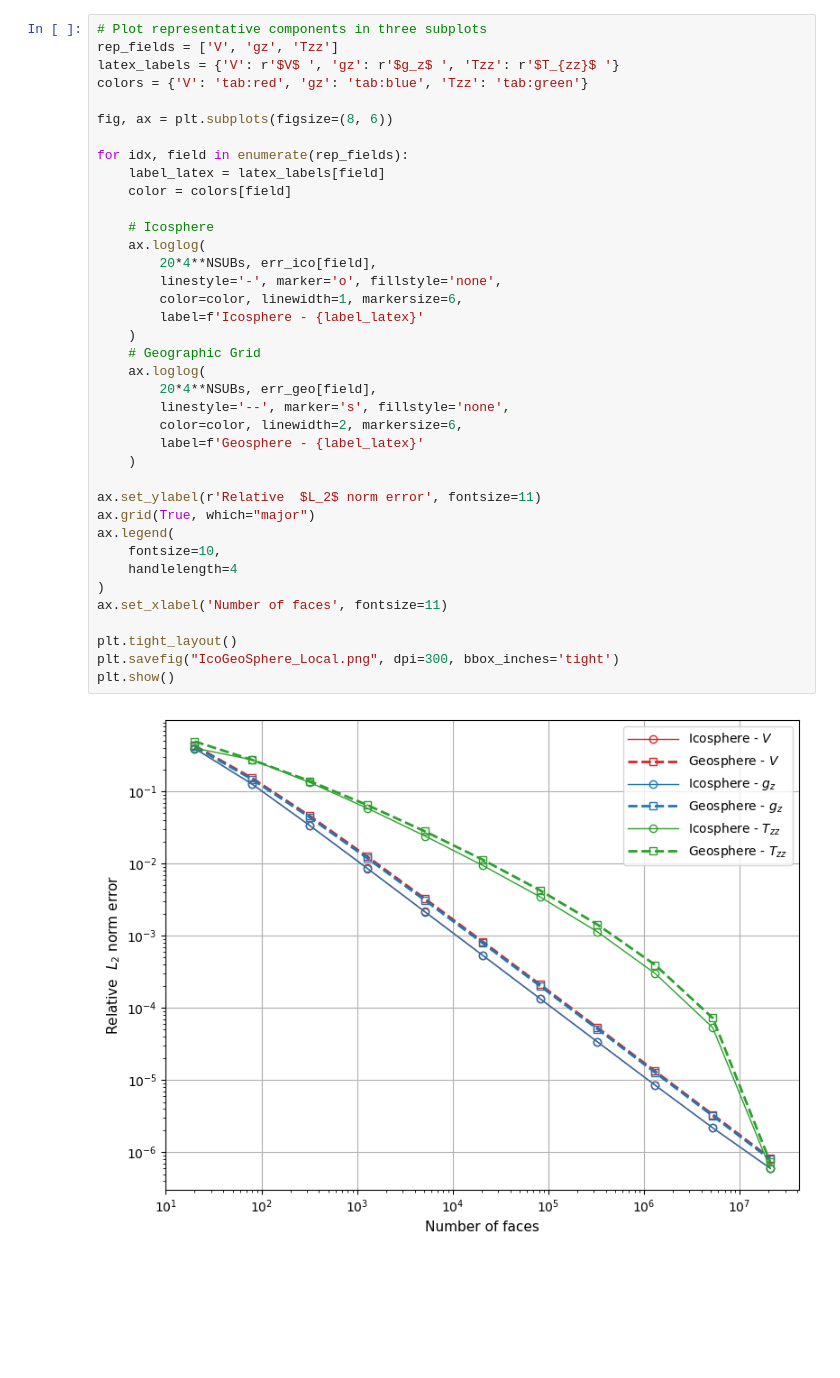
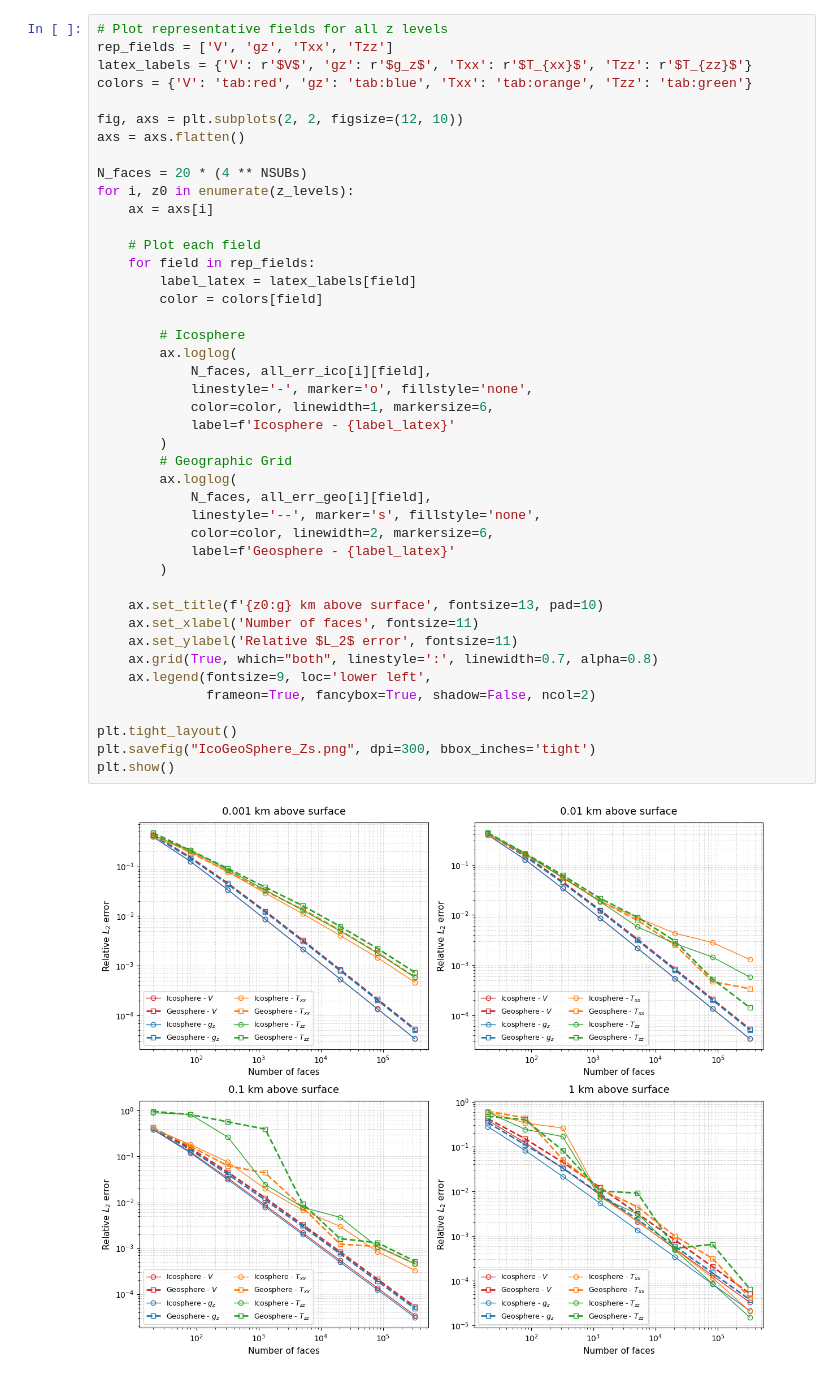
Before and after one commit to LeyuanWu/VecWerSch, a Jupyter notebook: ex_IcoGeoSphere_Local.ipynb, the cells around one changed output. Cells and saved outputs as stored; diff of their text form; blank space fills up the shorter version.

```diff
--- a/ex_IcoGeoSphere_Local.ipynb
+++ b/ex_IcoGeoSphere_Local.ipynb
@@ -135,40 +175,45 @@ GP in m^2/s^2, GV in mGal, GGT in Eotvos
 # %%
-# Plot representative components in three subplots
-rep_fields = ['V', 'gz', 'Tzz']
-latex_labels = {'V': r'$V$ ', 'gz': r'$g_z$ ', 'Tzz': r'$T_{zz}$ '}
-colors = {'V': 'tab:red', 'gz': 'tab:blue', 'Tzz': 'tab:green'}
+# Plot representative fields for all z levels
+rep_fields = ['V', 'gz', 'Txx', 'Tzz']
+latex_labels = {'V': r'$V$', 'gz': r'$g_z$', 'Txx': r'$T_{xx}$', 'Tzz': r'$T_{zz}$'}
+colors = {'V': 'tab:red', 'gz': 'tab:blue', 'Txx': 'tab:orange', 'Tzz': 'tab:green'}
 
-fig, ax = plt.subplots(figsize=(8, 6))
+fig, axs = plt.subplots(2, 2, figsize=(12, 10))
+axs = axs.flatten()
 
-for idx, field in enumerate(rep_fields):
-    label_latex = latex_labels[field]
-    color = colors[field]
+N_faces = 20 * (4 ** NSUBs)
+for i, z0 in enumerate(z_levels):
+    ax = axs[i]
 
-    # Icosphere
-    ax.loglog(
-        20*4**NSUBs, err_ico[field],
-        linestyle='-', marker='o', fillstyle='none',
-        color=color, linewidth=1, markersize=6,
-        label=f'Icosphere - {label_latex}'
-    )
-    # Geographic Grid
-    ax.loglog(
-        20*4**NSUBs, err_geo[field],
-        linestyle='--', marker='s', fillstyle='none',
-        color=color, linewidth=2, markersize=6,
-        label=f'Geosphere - {label_latex}'
-    )
+    # Plot each field
+    for field in rep_fields:
+        label_latex = latex_labels[field]
+        color = colors[field]
 
-ax.set_ylabel(r'Relative  $L_2$ norm error', fontsize=11)
-ax.grid(True, which="major")
-ax.legend(
-    fontsize=10,
-    handlelength=4
-)
-ax.set_xlabel('Number of faces', fontsize=11)
+        # Icosphere
+        ax.loglog(
+            N_faces, all_err_ico[i][field],
+            linestyle='-', marker='o', fillstyle='none',
+            color=color, linewidth=1, markersize=6,
+            label=f'Icosphere - {label_latex}'
+        )
+        # Geographic Grid
+        ax.loglog(
+            N_faces, all_err_geo[i][field],
+            linestyle='--', marker='s', fillstyle='none',
+            color=color, linewidth=2, markersize=6,
+            label=f'Geosphere - {label_latex}'
+        )
+
+    ax.set_title(f'{z0:g} km above surface', fontsize=13, pad=10)
+    ax.set_xlabel('Number of faces', fontsize=11)
+    ax.set_ylabel('Relative $L_2$ error', fontsize=11)
+    ax.grid(True, which="both", linestyle=':', linewidth=0.7, alpha=0.8)
+    ax.legend(fontsize=9, loc='lower left',
+              frameon=True, fancybox=True, shadow=False, ncol=2)
 
 plt.tight_layout()
-plt.savefig("IcoGeoSphere_Local.png", dpi=300, bbox_inches='tight')
+plt.savefig("IcoGeoSphere_Zs.png", dpi=300, bbox_inches='tight')
 plt.show()
 # %% [output]
-[figure, old version]
+[figure, new version]
```
Also changed, not shown: parts of 4 cells of this notebook, 7 other files.
